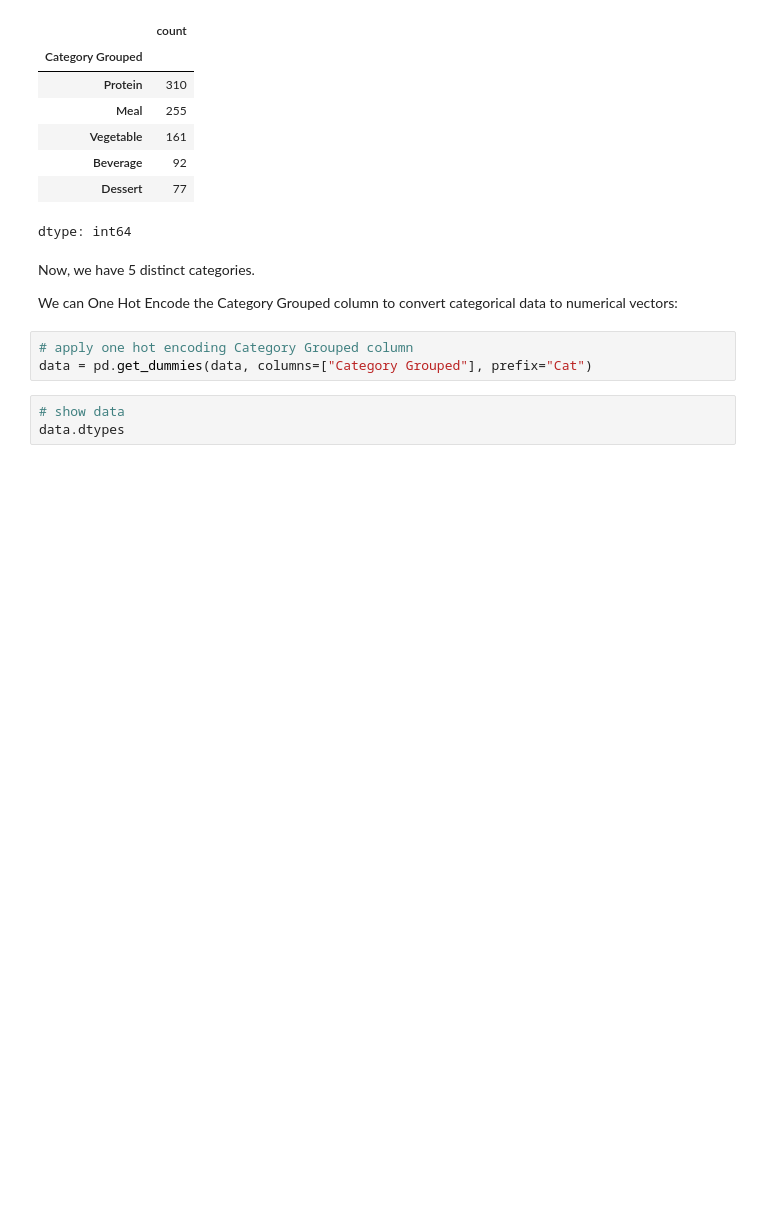
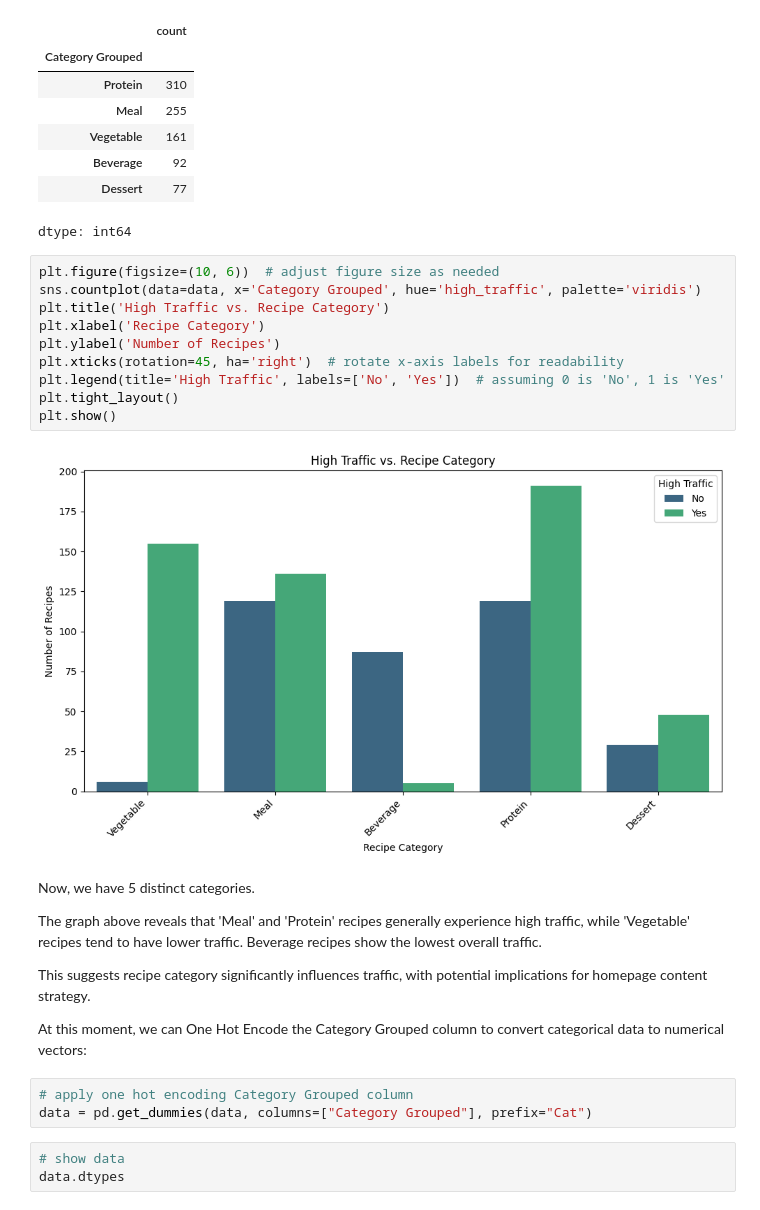
Before and after one commit to stratoskar/recipe_traffic_prediction, a Jupyter notebook: recipe_traffic_prediction_analysis.ipynb, the cells around one changed output. Saved outputs shown, nothing was run; the diff lists cells and outputs as text; blank space fills up the shorter version.

```diff
--- a/recipe_traffic_prediction_analysis.ipynb
+++ b/recipe_traffic_prediction_analysis.ipynb
@@ -297,10 +297,26 @@ data['Category Grouped'].value_counts()
 | Beverage | 92 |
 | Dessert | 77 |
 dtype: int64
+# %%
+plt.figure(figsize=(10, 6))  # adjust figure size as needed
+sns.countplot(data=data, x='Category Grouped', hue='high_traffic', palette='viridis')
+plt.title('High Traffic vs. Recipe Category')
+plt.xlabel('Recipe Category')
+plt.ylabel('Number of Recipes')
+plt.xticks(rotation=45, ha='right')  # rotate x-axis labels for readability
+plt.legend(title='High Traffic', labels=['No', 'Yes'])  # assuming 0 is 'No', 1 is 'Yes'
+plt.tight_layout()
+plt.show()
+# %% [output]
+[figure, added]
 # %% [markdown]
 Now, we have 5 distinct categories.
 
-We can One Hot Encode the Category Grouped column to convert categorical data to numerical vectors:
+The graph above reveals that 'Meal' and 'Protein' recipes generally experience high traffic, while 'Vegetable' recipes tend to have lower traffic.  Beverage recipes show the lowest overall traffic.
+
+This suggests recipe category significantly influences traffic, with potential implications for homepage content strategy.
+
+At this moment, we can One Hot Encode the Category Grouped column to convert categorical data to numerical vectors:
 # %%
 # apply one hot encoding Category Grouped column
 data = pd.get_dummies(data, columns=["Category Grouped"], prefix="Cat")
```
Also changed, not shown: parts of 3 cells of this notebook.
